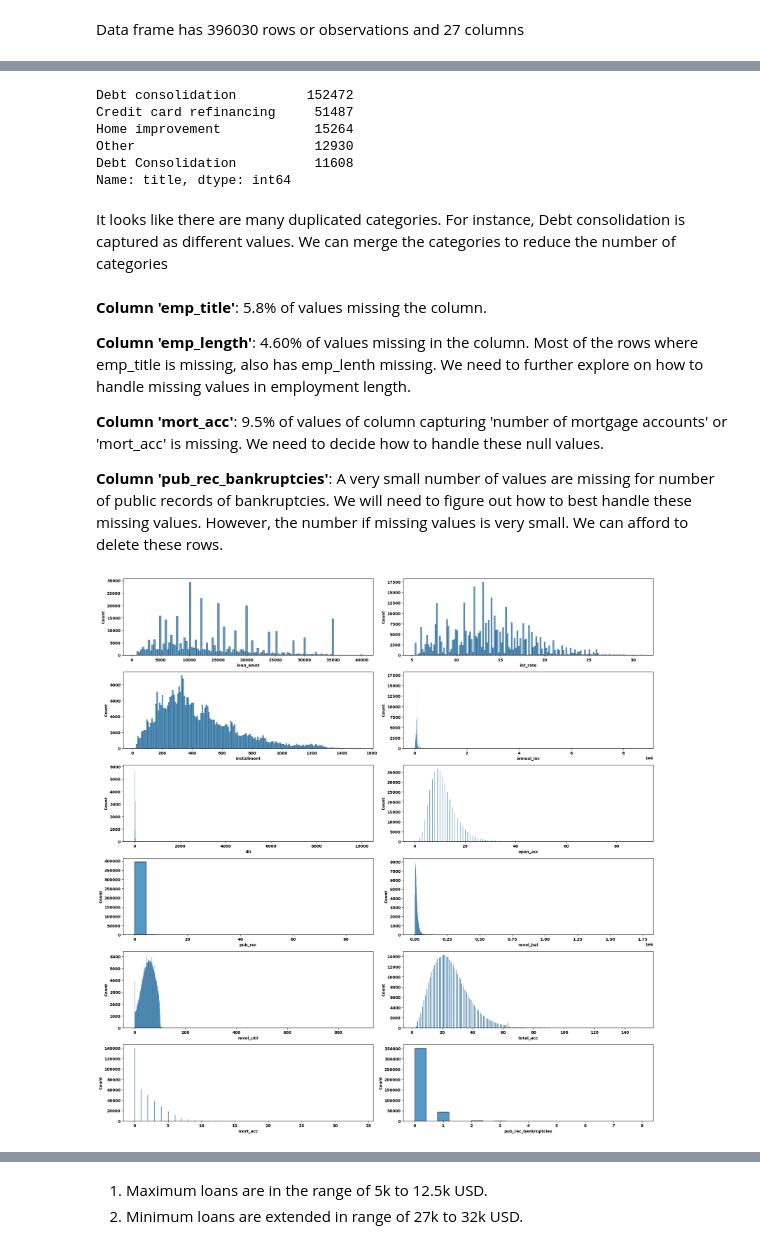
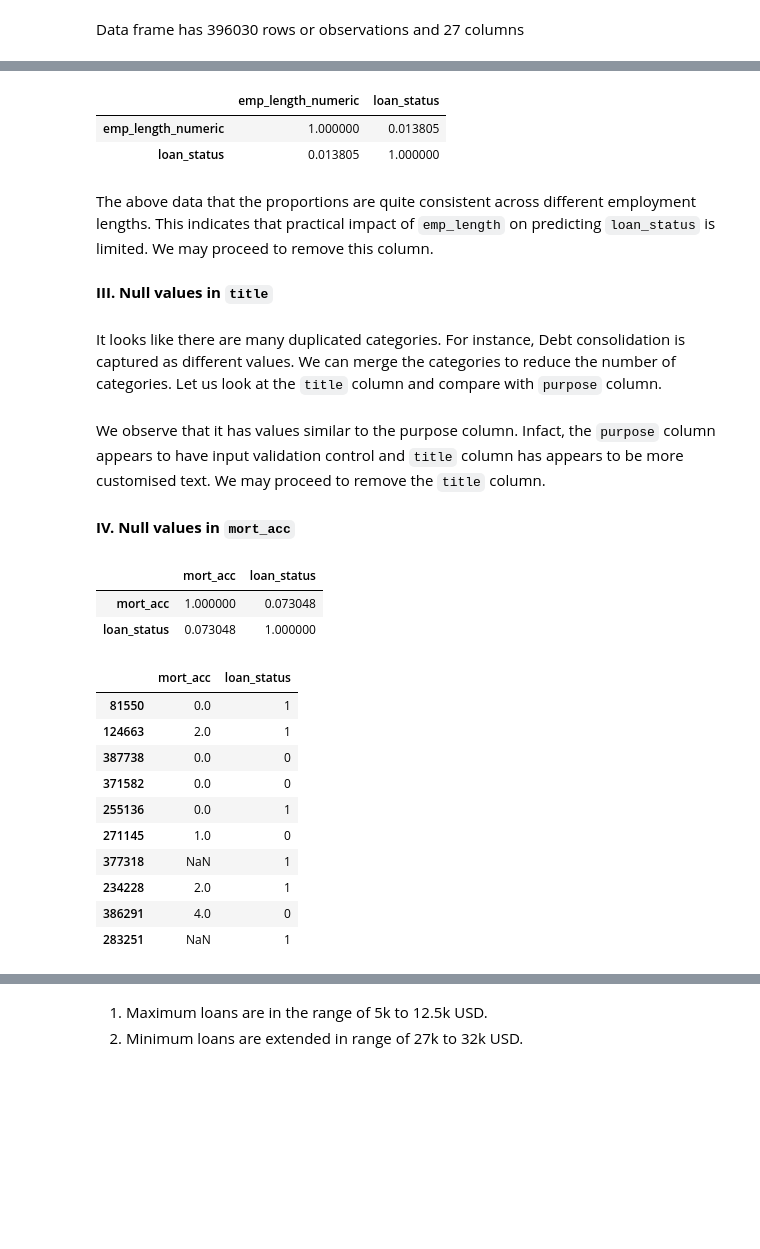
Before and after one commit to botchavs/capstone, a Jupyter notebook: Capstone_working.ipynb, the cells around one changed output, grey strips where cells are left out. Cells and saved outputs as stored; diff of their text form; code cells hidden in the pictures; blank space fills up the shorter version.

Commit message:
cleaned up comments and cleaned up handling of null values

```diff
--- a/Capstone_working.ipynb
+++ b/Capstone_working.ipynb
@@ -153,0 +136,3 @@ dtype: int64
+# %%
+# drop the 'emp_title' column
+raw_df = raw_df.drop(columns = ['emp_title'])
@@ -230,0 +184,3 @@ The top 10 most freuquent categories of employee titles form only 5.7% of the to
+# %%
+# Use dropna()method to drop rows with NA values in columns `revol_util` and `pub_rec_bankruptcies`
+raw_df = raw_df.dropna(subset=['revol_util', 'pub_rec_bankruptcies'])
@@ -238,0 +207,23 @@ We need to further explore on how to handle missing values in employment length.
+# %%
+raw_df['emp_length_numeric'] = raw_df['emp_length'].map({
+    '< 1 year': 0,
+    '1 year': 1,
+    '2 years': 2,
+    '3 years': 3,
+    '4 years': 4,
+    '5 years': 5,
+    '6 years': 6,
+    '7 years': 7,
+    '8 years': 8,
+    '9 years': 9,
+    '10+ years': 10,
+    None: None  # to handle NaN values
+})
+# %%
+raw_df[['emp_length_numeric','loan_status']].corr()
+# %% [output]
+|  | emp_length_numeric | loan_status |
+| emp_length_numeric | 1.000000 | 0.013805 |
+| loan_status | 0.013805 | 1.000000 |
+# %% [markdown]
+The above data that the proportions are quite consistent across different employment lengths. This indicates that practical impact of `emp_length` on predicting `loan_status` is limited. We may proceed to remove this column.
@@ -239,19 +243,7 @@ We need to further explore on how to handle missing values in employment length.
+# %% [markdown]
+**III. Null values in `title`**
 # %%
-raw_df['title'].value_counts()[:5] # Calculating the top 5 most frequently ocurring categories in column 'title'
+# Calculate the top 5 most frequently ocurring categories in column 'title'
+raw_df['title'].value_counts()[:5]
-# %% [output]
-Debt consolidation         152472
-Credit card refinancing     51487
-Home improvement            15264
-Other                       12930
-Debt Consolidation          11608
-Name: title, dtype: int64
 # %% [markdown]
-It looks like there are many duplicated categories. For instance, Debt consolidation is captured as different values. We can merge the categories to reduce the number of categories
+It looks like there are many duplicated categories. For instance, Debt consolidation is captured as different values. We can merge the categories to reduce the number of categories. Let us look at the `title` column and compare with `purpose` column.
-# %% [markdown]
-**Column 'emp_title'**: 5.8% of values missing the column.
-
-**Column 'emp_length'**: 4.60% of values missing in the column. Most of the rows where emp_title is missing, also has emp_lenth missing. We need to further explore on how to handle missing values in employment length.
-
-**Column 'mort_acc'**: 9.5% of values of column capturing 'number of mortgage accounts' or 'mort_acc' is missing. We need to decide how to handle these null values.
-
-**Column 'pub_rec_bankruptcies'**: A very small number of values are missing for number of public records of bankruptcies. We will need to figure out how to best handle these missing values. However, the number if missing values is very small. We can afford to delete these rows.
@@ -258,3 +252,30 @@ It looks like there are many duplicated categories. For instance, Debt consolida
+# %% [markdown]
+We observe that it has values similar to the purpose column. Infact, the `purpose` column appears to have input validation control and `title` column has appears to be more customised text. We may proceed to remove the `title` column.
+# %% [markdown]
+**IV. Null values in `mort_acc`**
+# %%
+# Map 'Charged Off' to 0 and 'Fully Paid' to 1 in the 'loan_status' column
+raw_df['loan_status'] = raw_df['loan_status'].map({'Charged Off': 0, 'Fully Paid': 1})
+# %%
+raw_df[['mort_acc','loan_status']].corr()
+# %% [output]
+|  | mort_acc | loan_status |
+| mort_acc | 1.000000 | 0.073048 |
+| loan_status | 0.073048 | 1.000000 |
+# %%
+raw_df[['mort_acc','loan_status']].sample(10)
+# %% [output]
+|  | mort_acc | loan_status |
+| 81550 | 0.0 | 1 |
+| 124663 | 2.0 | 1 |
+| 387738 | 0.0 | 0 |
+| 371582 | 0.0 | 0 |
+| 255136 | 0.0 | 1 |
+| 271145 | 1.0 | 0 |
+| 377318 | NaN | 1 |
+| 234228 | 2.0 | 1 |
+| 386291 | 4.0 | 0 |
+| 283251 | NaN | 1 |
 # %%
 numeric_df = raw_df.select_dtypes("number")
 
@@ -269,8 +290,6 @@ for col in numeric_df.columns:
 
 plt.tight_layout()
 plt.show()
-# %% [output]
-[figure, removed]
 # %%
 cols_with_outliers = ['annual_inc', 'dti', 'revol_bal', 'revol_util']
 
```
Also changed, not shown: parts of 78 cells of this notebook.
